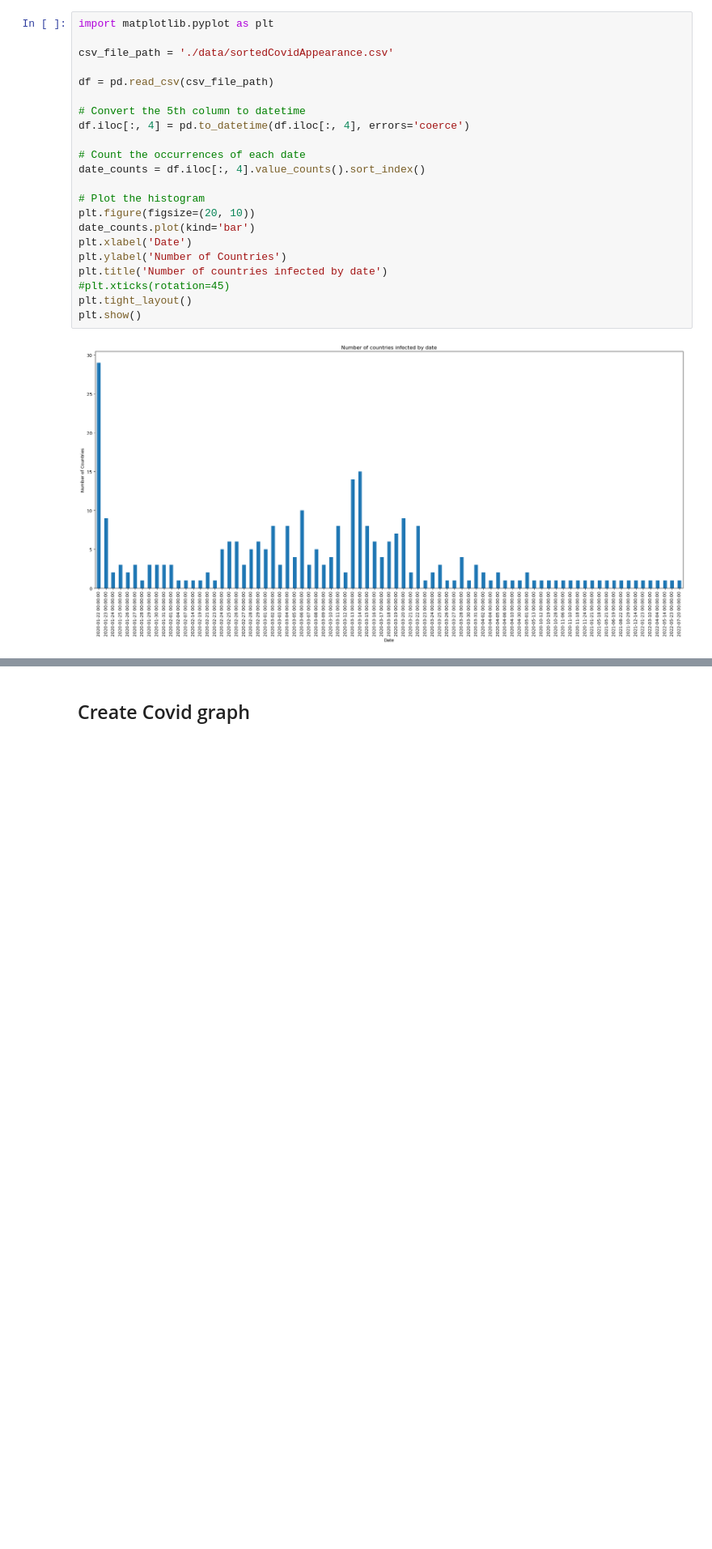
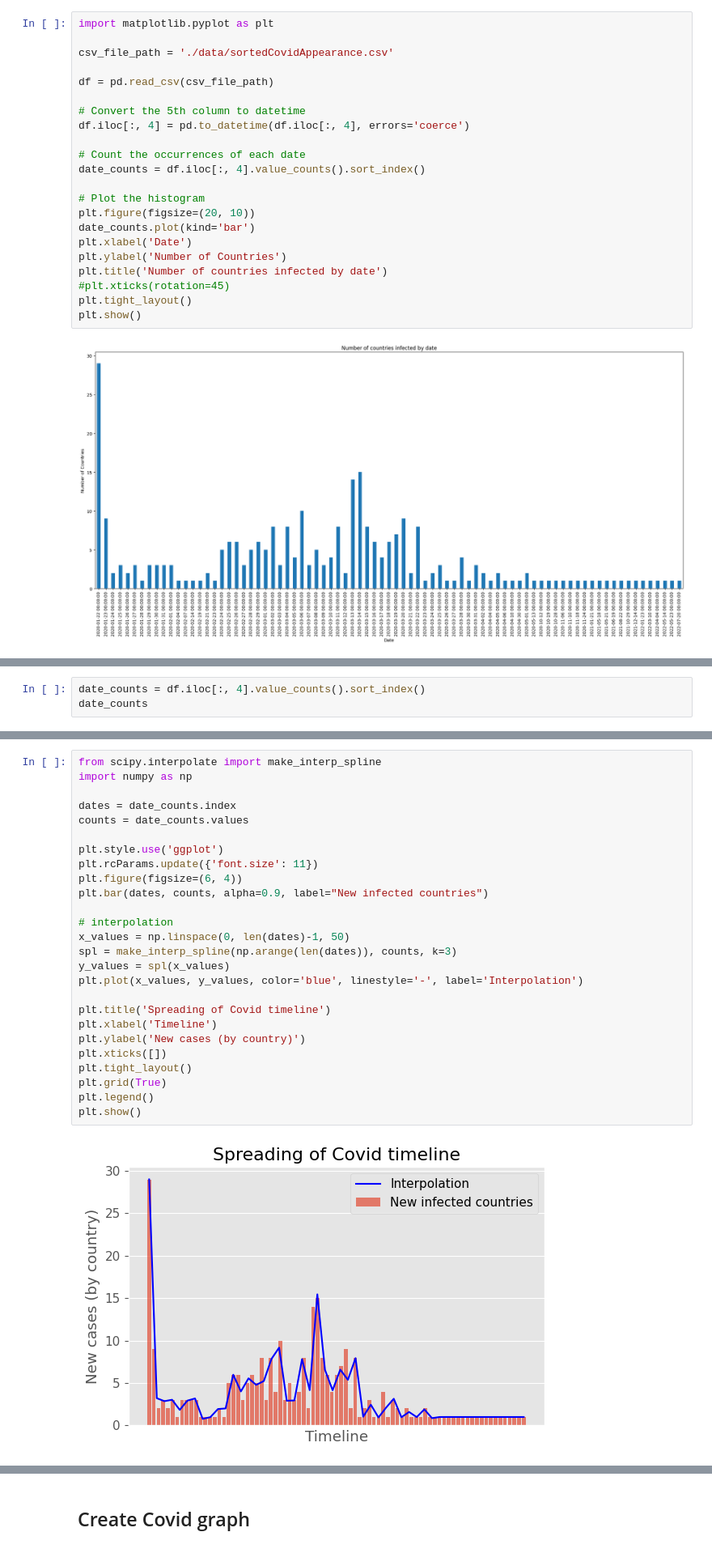
Before and after one commit to JanezSedeljsak/air-travel-network-analysis, a Jupyter notebook: Covid-data.ipynb, the cells around one changed output, grey strips where cells are left out. Shown at 81% size. Drawn from its saved outputs; the diff is of its cells as text; blank space fills up the shorter version.

Commit message:
new plot for covid spread timeline

```diff
--- a/Covid-data.ipynb
+++ b/Covid-data.ipynb
@@ -75,0 +85,3 @@ plt.show()
+# %%
+date_counts = df.iloc[:, 4].value_counts().sort_index()
+date_counts
@@ -75,0 +101,28 @@ plt.show()
+# %%
+from scipy.interpolate import make_interp_spline
+import numpy as np
+
+dates = date_counts.index
+counts = date_counts.values
+
+plt.style.use('ggplot')
+plt.rcParams.update({'font.size': 11})
+plt.figure(figsize=(6, 4))
+plt.bar(dates, counts, alpha=0.9, label="New infected countries")
+
+# interpolation
+x_values = np.linspace(0, len(dates)-1, 50)
+spl = make_interp_spline(np.arange(len(dates)), counts, k=3)
+y_values = spl(x_values)
+plt.plot(x_values, y_values, color='blue', linestyle='-', label='Interpolation')
+
+plt.title('Spreading of Covid timeline')
+plt.xlabel('Timeline')
+plt.ylabel('New cases (by country)')
+plt.xticks([])
+plt.tight_layout()
+plt.grid(True)
+plt.legend()
+plt.show()
+# %% [output]
+[figure, added]
```
Also changed, not shown: parts of 30 cells of this notebook.
